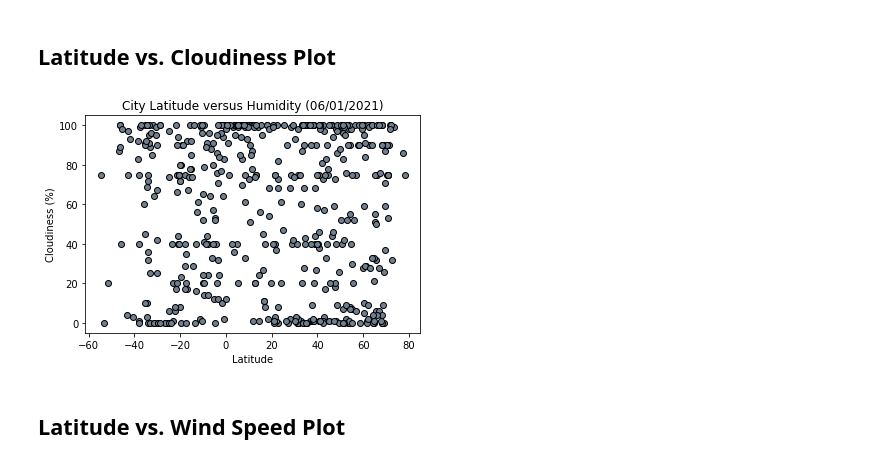
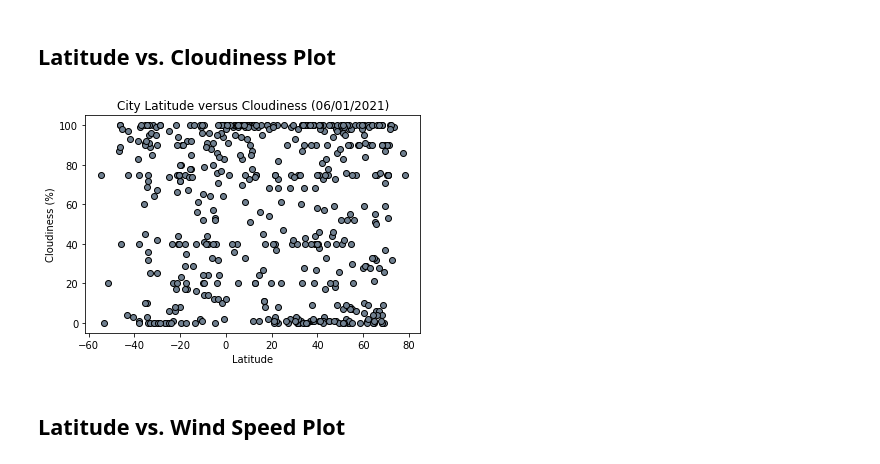
Before and after one commit to jmgeo/API-Challenge, a Jupyter notebook: starter_code/WeatherPy.ipynb, the cells around one changed output. Drawn from its saved outputs; the diff is of its cells as text; code cells hidden in the pictures.

```diff
--- a/starter_code/WeatherPy.ipynb
+++ b/starter_code/WeatherPy.ipynb
@@ -251,16 +251,16 @@ plt.savefig("../Images/Lat_v_Hum.png")
 # %%
 #ctrl+c ctrl+v
 ##make sure to change output .png name and date
 ###just realized i didn't output clouds/cloudiness data in the DataFrame step. Have to go back and rerun it and fix it.
 ####went back and re-ran cells. DF updated. Moving forward
 plt.scatter(weather_df['Latitude'], weather_df['Clouds'], color="slategrey", edgecolor="black")
 
-plt.title("City Latitude versus Humidity (06/01/2021)")
+plt.title("City Latitude versus Cloudiness (06/01/2021)")
 plt.xlabel("Latitude")
 plt.ylabel("Cloudiness (%)")
 plt.savefig("../Images/Lat_v_Cloud.png")
 # %% [output]
-[figure, old version]
+[figure, new version]
 # %% [markdown]
 ## Latitude vs. Wind Speed Plot
 # %%
```
Also changed, not shown: parts of 2 cells of this notebook.
